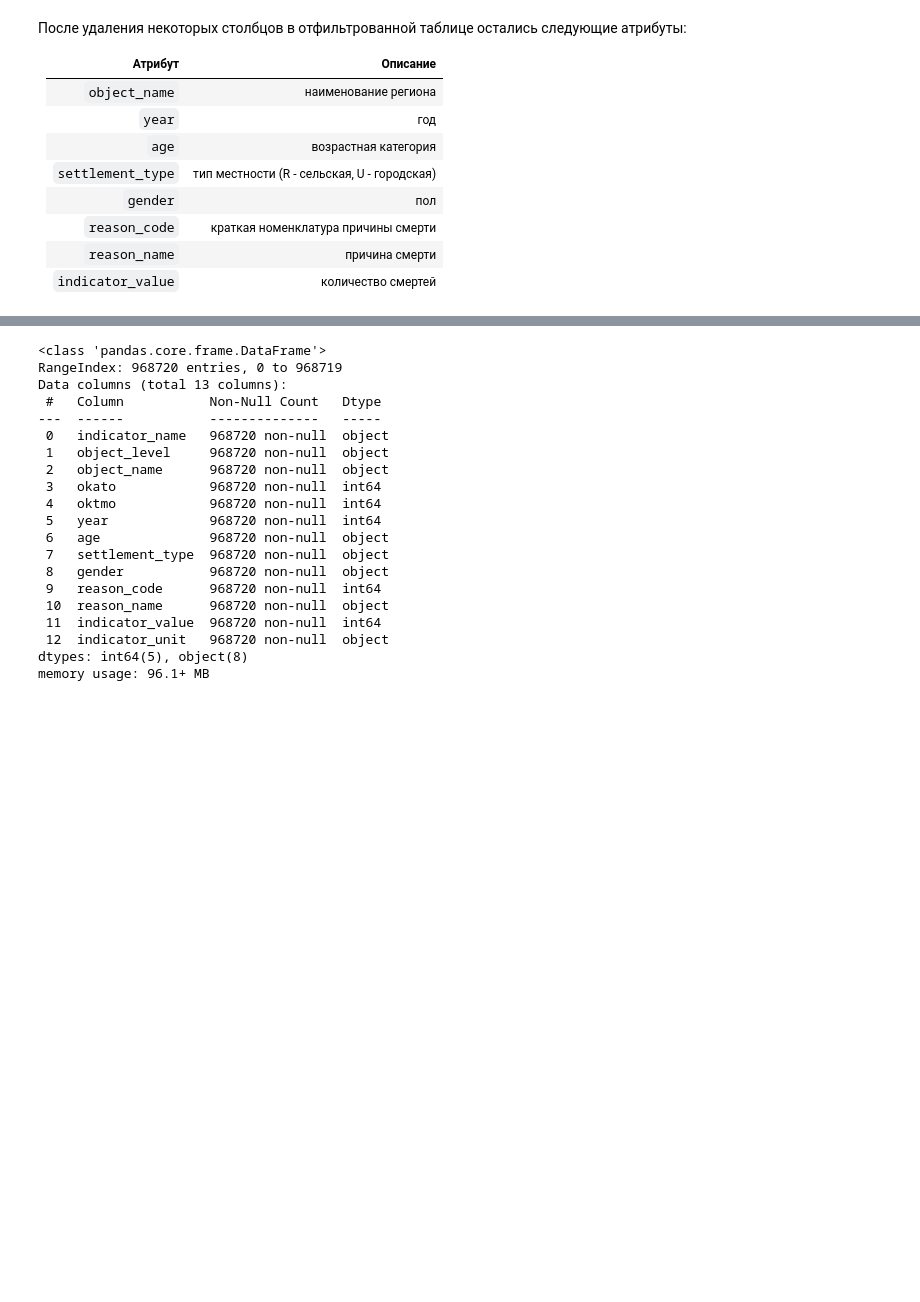
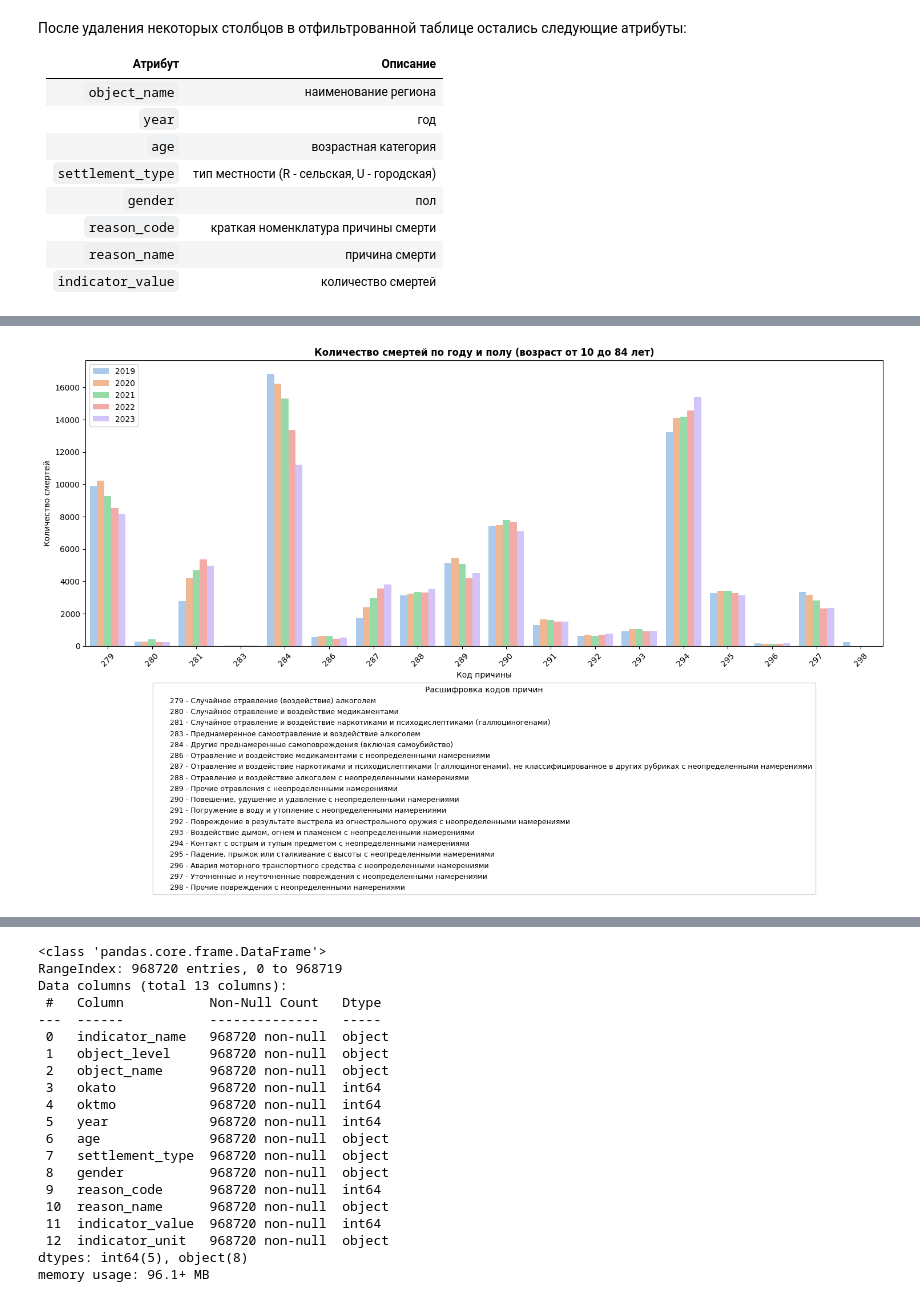
Before and after one commit to lidaEYE/despair-deaths-analysis, a Jupyter notebook: analysis.ipynb, the cells around one changed output, grey strips where cells are left out. Cells and saved outputs as stored; diff of their text form; code cells hidden in the pictures; blank space fills up the shorter version.

```diff
--- a/analysis.ipynb
+++ b/analysis.ipynb
@@ -348,0 +232,50 @@ plt.show()
+# %%
+from matplotlib.patches import Patch
+
+# Создаем словарь для расшифровки кодов причин
+code_to_name = df_filtered[['reason_code', 'reason_name']].drop_duplicates()\
+               .set_index('reason_code')['reason_name'].to_dict()
+
+result_3 = df_filtered.groupby(['reason_code', 'year'])['indicator_value'].sum().reset_index()
+
+plt.figure(figsize=(15, 12))
+ax = sns.barplot(x='reason_code', y='indicator_value', hue='year',
+                data=result_3, palette="pastel")
+
+# Первая легенда (года) остается автоматически созданной
+first_legend = ax.legend(
+    loc='upper left'
+)
+
+# Создаем элементы для второй легенды (без цветовых индикаторов)
+legend_elements = [
+    Patch(facecolor='none', edgecolor='none', label=f'{code} - {name}')
+    for code, name in code_to_name.items()
+]
+
+# Добавляем вторую легенду
+second_legend = ax.legend(
+    handles=legend_elements,
+    title='Расшифровка кодов причин',
+    #loc='upper right',
+    #bbox_to_anchor=(1.05, 0.9),
+    loc='center',
+    bbox_to_anchor=(0.5, -0.5),
+    frameon=True,
+    handletextpad=0,  # Убираем пространство для несуществующего цветного индикатора
+    fontsize=9
+)
+
+# Возвращаем первую легенду обратно на график
+ax.add_artist(first_legend)
+
+plt.xlabel('Код причины')
+plt.ylabel('Количество смертей')
+plt.title('Количество смертей по году и полу (возраст от 10 до 84 лет)', fontweight='bold')
+plt.xticks(rotation=45)
+
+plt.tight_layout()
+
+plt.show()
+# %% [output]
+[figure, added]
```
Also changed, not shown: parts of 19 cells of this notebook.
